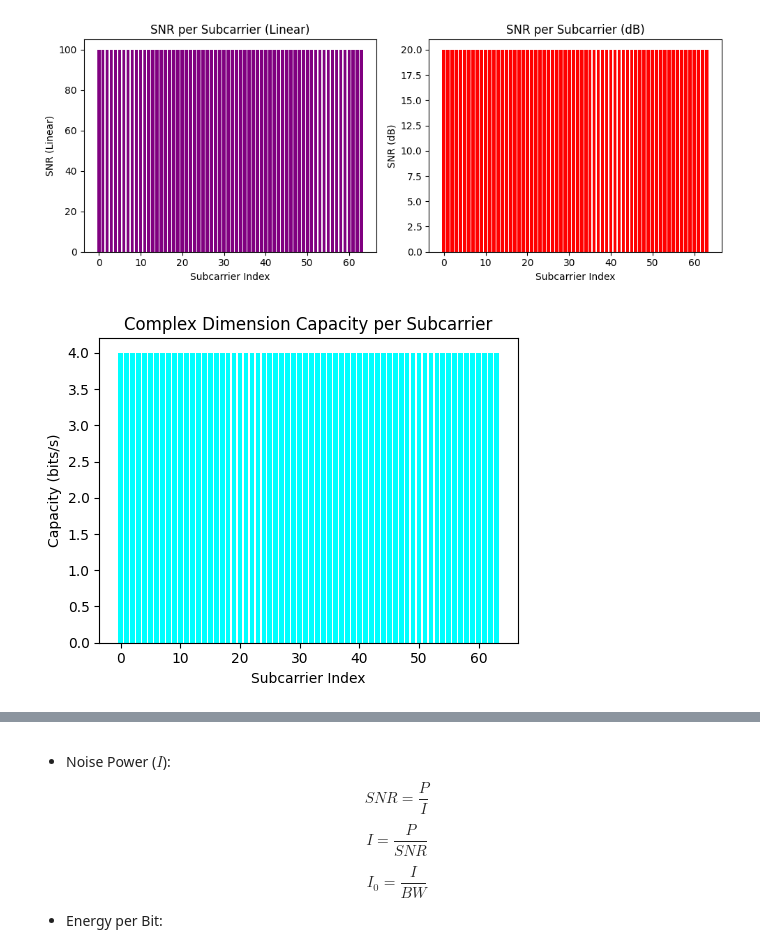
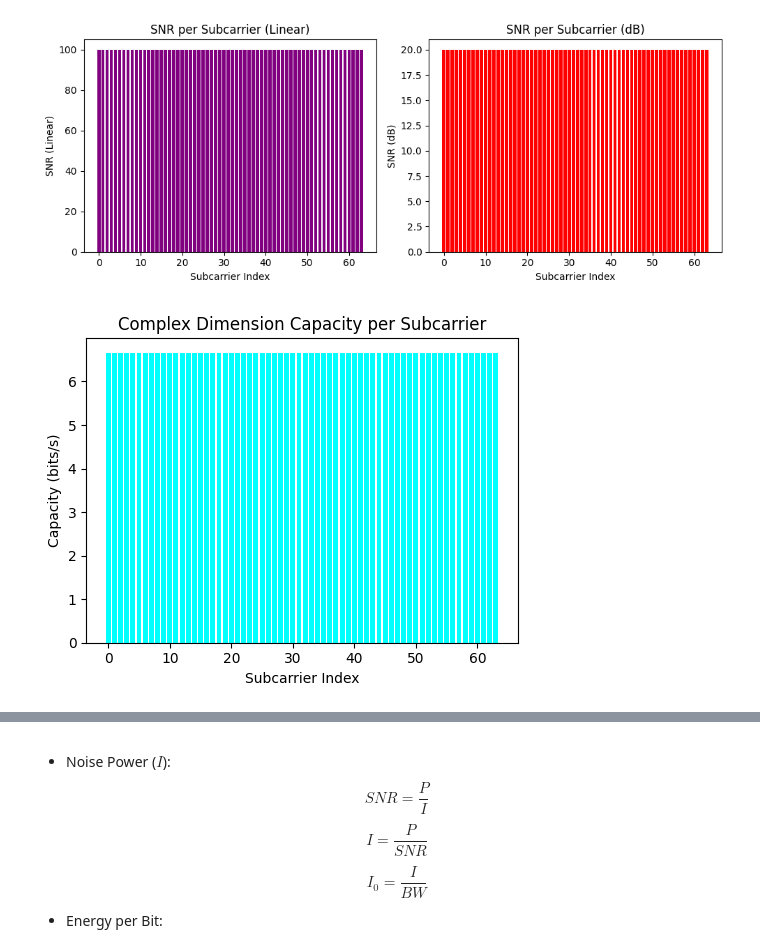
Before and after one commit to JomarJunior/ofdm-based-systems, a Jupyter notebook: notebook/bit-loading.ipynb, the cells around one changed output, grey strips where cells are left out. Saved outputs shown, nothing was run; the diff lists cells and outputs as text; code cells hidden in the pictures.

```diff
--- a/notebook/bit-loading.ipynb
+++ b/notebook/bit-loading.ipynb
@@ -14,10 +14,10 @@ from ofdm_based_systems.constellation.models import IConstellationMapper, PSKCon
 from pydantic import BaseModel
 
 NUMBER_OF_SYMBOLS =     10000
-TOTAL_POWER_WATTS =     1
+TOTAL_POWER_WATTS =     1.0
 NUMBER_OF_SUBCARRIERS = 64
 GLOBAL_SNR_dB =         20.0
-DESIRED_SER =           1.0e-3
+DESIRED_SER =           1e-3
 BANDWIDTH_HZ =          1
 CONSTELLATION_TYPE = ConstellationType.QAM
 
@@ -239,7 +239,7 @@ noise_spectral_power_density = simulation_results["noise_power_watts"] / (params
 simulation_results["noise_spectral_power_density"] = noise_spectral_power_density
 print(f"Noise Spectral Power Density: {noise_spectral_power_density} Watts/Hz")
 
-snr_linear_per_subcarrier = simulation_results["channel_gains"] * simulation_results["allocated_powers"] / noise_spectral_power_density
+snr_linear_per_subcarrier = simulation_results["allocated_powers"] / noise_spectral_power_density
 snr_db_per_subcarrier = 10 * np.log10(snr_linear_per_subcarrier + 1e-12)  # Adding a small value to avoid log(0)
 simulation_results["snr_linear_per_subcarrier"] = snr_linear_per_subcarrier
 simulation_results["snr_db_per_subcarrier"] = snr_db_per_subcarrier
@@ -270,90 +270,28 @@ plot_vectors_as_bar_chart(
 Noise Spectral Power Density: 0.00015625 Watts/Hz
 [figure]
 # %%
-from scipy.stats import norm
-
-
-def calculate_complex_dimension_capacity_qam(
-        desired_ser: float,
-        snr_linear: np.ndarray,
-) -> np.ndarray:
-    # Calculate the inverse Q-function value for SER/2
-    q_inv = norm.isf(desired_ser / 4)
-    # Calculate the gap SNR using the formula for QAM
-    gamma = (1 / 3) * (q_inv**2)
-    # Determine the maximum bits per symbol that can be supported
-    bits_per_symbol: np.ndarray = np.round(np.log2(1 + (snr_linear / gamma))).astype(int)
-
-    # bits_per_symbol must be even for square QAM (vectorized, avoid Python lists)
-    bits_per_symbol = bits_per_symbol - (bits_per_symbol % 2)
-
-    # if bits_per_symbol is negative or zero, set to 0 (vectorized)
-    bits_per_symbol = np.where(bits_per_symbol > 0, bits_per_symbol, 0).astype(int)
-
-    return params.bandwidth_hz * bits_per_symbol
-
-def calculate_complex_dimension_capacity_psk(
-        desired_ser: float,
-        snr_linear: np.ndarray,
-) -> np.ndarray:
-    q_inv = norm.isf(desired_ser / 2)
-    print(f"Q^-1 value for SER={desired_ser}: {q_inv}")
-    gamma_star = (q_inv ** 2) / (2 * (np.pi ** 2))
-    print(f"Gamma star value for PSK: {gamma_star}")
-
-    eps = 1e-12
-    gamma = (
-        np.sqrt(
-            snr_linear * gamma_star
-        ) / (
-            1 - np.sqrt(gamma_star / (snr_linear + eps))
-        )
-    )
-    print(f"Gamma values for PSK: {gamma}")
-
-    print(f"SNR Linear values: {snr_linear}")
-    bits_per_symbol = np.round(
-        np.log2(
-            (
-                1 + snr_linear / (gamma + eps)
-            )
-        )
-    ).astype(int)
-    bits_per_symbol = np.where(bits_per_symbol > 0, bits_per_symbol, 0)
-
-    return params.bandwidth_hz * bits_per_symbol
-
-CAPACITY_MAPPER = {
-    ConstellationType.QAM: calculate_complex_dimension_capacity_qam,
-    ConstellationType.PSK: calculate_complex_dimension_capacity_psk,
-}
-
-complex_dimension_capacity = CAPACITY_MAPPER[CONSTELLATION_TYPE](
-    desired_ser=params.ser_target,
-    snr_linear=simulation_results["snr_linear_per_subcarrier"]
-)
-
+complex_dimension_capacity = params.bandwidth_hz * np.log2(1 + snr_linear_per_subcarrier)
 simulation_results["complex_dimension_capacity"] = complex_dimension_capacity
 
 plot_vectors_as_bar_chart(
     vectors=[
         simulation_results["complex_dimension_capacity"],
     ],
     titles=[
         "Complex Dimension Capacity per Subcarrier",
     ],
     xlabels=[
         "Subcarrier Index",
     ],
     ylabels=[
         "Capacity (bits/s)",
     ],
     colors=[
         "cyan",
     ]
 )
 # %% [output]
-[figure, old version]
+[figure, new version]
 # %%
 bits_per_symbol_per_subcarrier = simulation_results["complex_dimension_capacity"] / params.bandwidth_hz
 simulation_results["bits_per_symbol_per_subcarrier"] = bits_per_symbol_per_subcarrier
```
Also changed, not shown: parts of 12 cells of this notebook.
